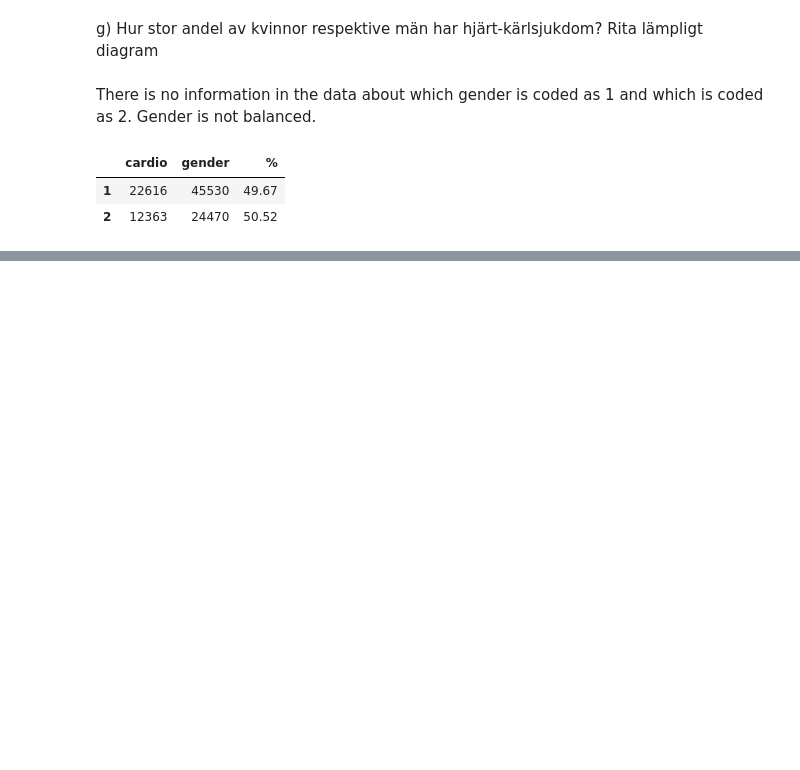
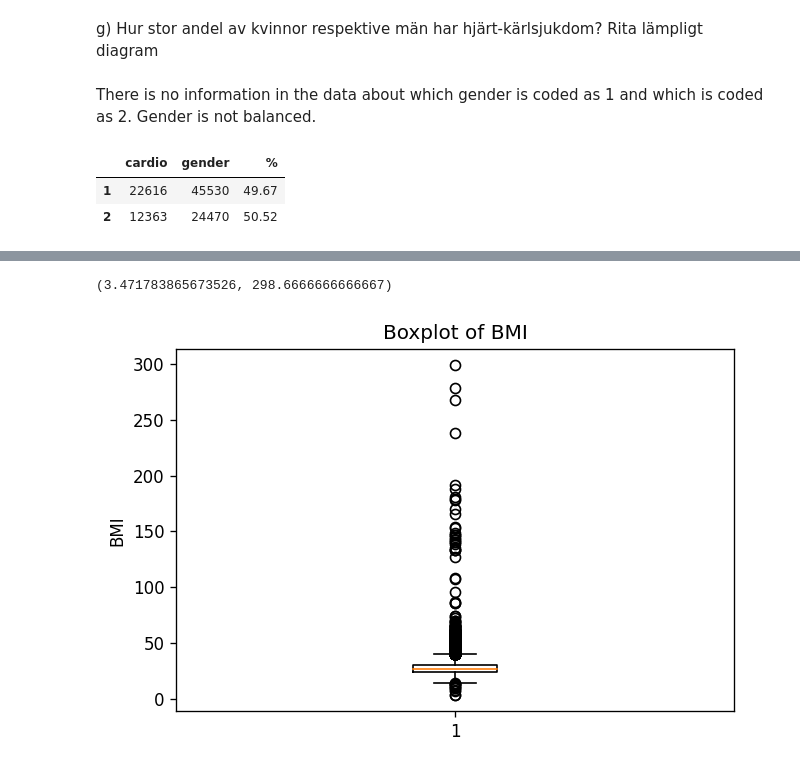
Before and after one commit to Anna-MariaSjolund/Machine-learning, a Jupyter notebook: labs/lab_disease_prediction.ipynb, the cells around one changed output, grey strips where cells are left out. Cells and saved outputs as stored; diff of their text form; code cells hidden in the pictures; blank space fills up the shorter version.

```diff
--- a/labs/lab_disease_prediction.ipynb
+++ b/labs/lab_disease_prediction.ipynb
@@ -208,0 +216,3 @@ ax.margins(y=0.1)
+# %%
+df_cardio["BMI"] = df_cardio["weight"] / ((df_cardio["height"]/100)**2)
+df_cardio["BMI"]
@@ -208,0 +232,11 @@ ax.margins(y=0.1)
+# %%
+df_cardio["BMI"].min(), df_cardio["BMI"].max()
+# %% [output]
+(3.471783865673526, 298.6666666666667)
+# %%
+fig, ax = plt.subplots(dpi=120)
+ax.boxplot(df_cardio["BMI"]);
+ax.set_title("Boxplot of BMI")
+ax.set_ylabel("BMI");
+# %% [output]
+[figure, added]
```
Also changed, not shown: parts of 19 cells of this notebook.
